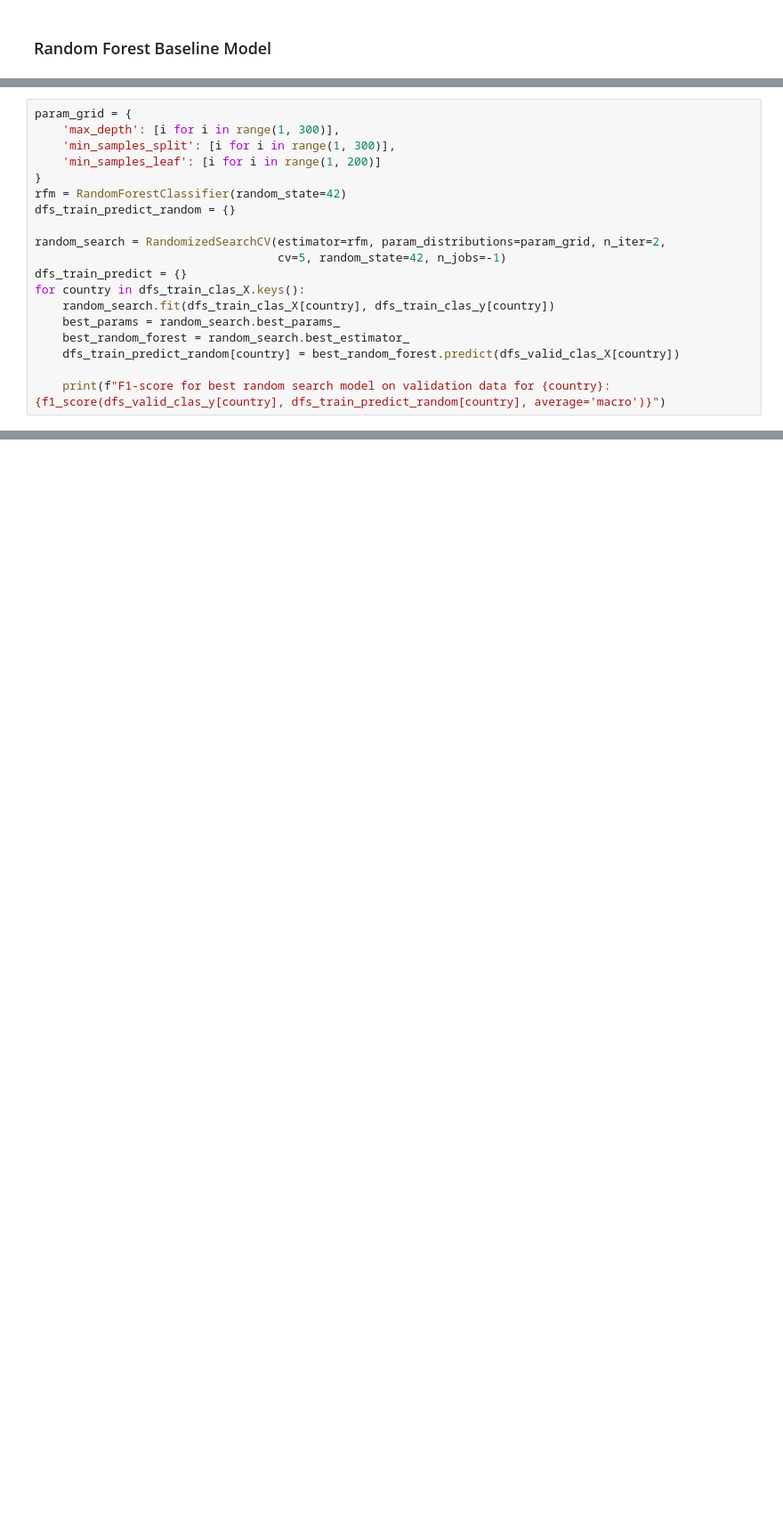
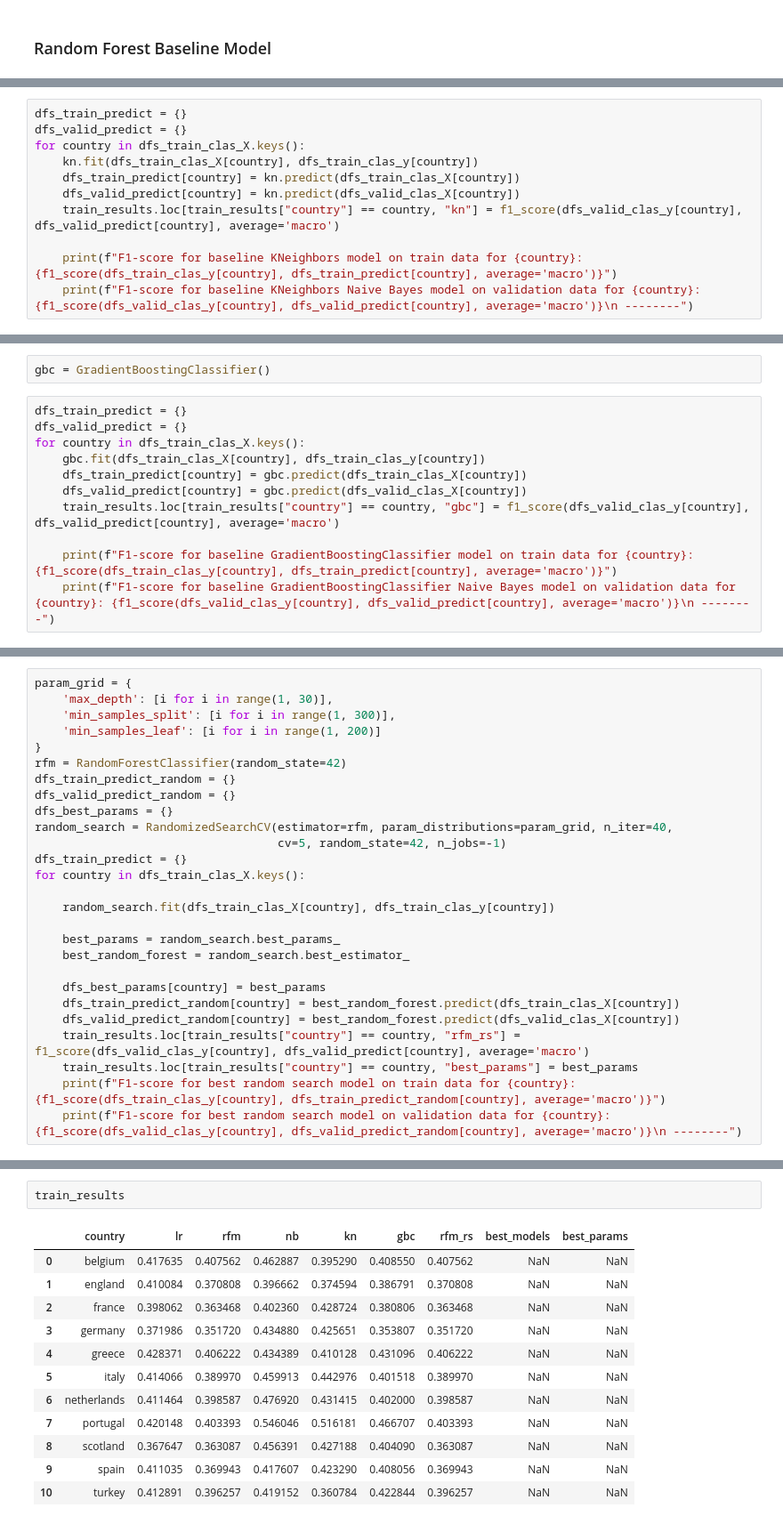
Before and after one commit to balooooooooo/machine-learning-2-coursework, a Jupyter notebook: models.ipynb, the cells around one changed output, grey strips where cells are left out. Shown at 89% size. Drawn from its saved outputs; the diff is of its cells as text; blank space fills up the shorter version.

```diff
--- a/models.ipynb
+++ b/models.ipynb
@@ -120,0 +206,11 @@ F1-score for baseline model on validation data for turkey: 0.5759979992451613
+# %%
+dfs_train_predict = {}
+dfs_valid_predict = {}
+for country in dfs_train_clas_X.keys():
+    kn.fit(dfs_train_clas_X[country], dfs_train_clas_y[country])
+    dfs_train_predict[country] = kn.predict(dfs_train_clas_X[country])
+    dfs_valid_predict[country] = kn.predict(dfs_valid_clas_X[country])
+    train_results.loc[train_results["country"] == country, "kn"] = f1_score(dfs_valid_clas_y[country], dfs_valid_predict[country], average='macro')
+
+    print(f"F1-score for baseline KNeighbors model on train data for {country}: {f1_score(dfs_train_clas_y[country], dfs_train_predict[country], average='macro')}")
+    print(f"F1-score for baseline KNeighbors Naive Bayes model on validation data for {country}: {f1_score(dfs_valid_clas_y[country], dfs_valid_predict[country], average='macro')}\n --------")
@@ -120,0 +237,13 @@ F1-score for baseline model on validation data for turkey: 0.5759979992451613
+# %%
+gbc = GradientBoostingClassifier()
+# %%
+dfs_train_predict = {}
+dfs_valid_predict = {}
+for country in dfs_train_clas_X.keys():
+    gbc.fit(dfs_train_clas_X[country], dfs_train_clas_y[country])
+    dfs_train_predict[country] = gbc.predict(dfs_train_clas_X[country])
+    dfs_valid_predict[country] = gbc.predict(dfs_valid_clas_X[country])
+    train_results.loc[train_results["country"] == country, "gbc"] = f1_score(dfs_valid_clas_y[country], dfs_valid_predict[country], average='macro')
+
+    print(f"F1-score for baseline GradientBoostingClassifier model on train data for {country}: {f1_score(dfs_train_clas_y[country], dfs_train_predict[country], average='macro')}")
+    print(f"F1-score for baseline GradientBoostingClassifier Naive Bayes model on validation data for {country}: {f1_score(dfs_valid_clas_y[country], dfs_valid_predict[country], average='macro')}\n --------")
@@ -123,20 +271,28 @@ F1-score for baseline model on validation data for turkey: 0.5759979992451613
 # %%
 param_grid = {
-    'max_depth': [i for i in range(1, 300)],
+    'max_depth': [i for i in range(1, 30)],
     'min_samples_split': [i for i in range(1, 300)],
     'min_samples_leaf': [i for i in range(1, 200)]
 }
 rfm = RandomForestClassifier(random_state=42)
 dfs_train_predict_random = {}
-
-random_search = RandomizedSearchCV(estimator=rfm, param_distributions=param_grid, n_iter=2,
+dfs_valid_predict_random = {}
+dfs_best_params = {}
+random_search = RandomizedSearchCV(estimator=rfm, param_distributions=param_grid, n_iter=40,
                                    cv=5, random_state=42, n_jobs=-1)
 dfs_train_predict = {}
 for country in dfs_train_clas_X.keys():
+
     random_search.fit(dfs_train_clas_X[country], dfs_train_clas_y[country])
+
     best_params = random_search.best_params_
     best_random_forest = random_search.best_estimator_
-    dfs_train_predict_random[country] = best_random_forest.predict(dfs_valid_clas_X[country])
 
-    print(f"F1-score for best random search model on validation data for {country}: {f1_score(dfs_valid_clas_y[country], dfs_train_predict_random[country], average='macro')}")
+    dfs_best_params[country] = best_params
+    dfs_train_predict_random[country] = best_random_forest.predict(dfs_train_clas_X[country])
+    dfs_valid_predict_random[country] = best_random_forest.predict(dfs_valid_clas_X[country])
+    train_results.loc[train_results["country"] == country, "rfm_rs"] = f1_score(dfs_valid_clas_y[country], dfs_valid_predict[country], average='macro')
+    train_results.loc[train_results["country"] == country, "best_params"] = best_params
+    print(f"F1-score for best random search model on train data for {country}: {f1_score(dfs_train_clas_y[country], dfs_train_predict_random[country], average='macro')}")
+    print(f"F1-score for best random search model on validation data for {country}: {f1_score(dfs_valid_clas_y[country], dfs_valid_predict_random[country], average='macro')}\n --------")
 # %% [output]
@@ -153,0 +318,15 @@ F1-score for best random search model on validation data for turkey: 0.363672501
+# %%
+train_results
+# %% [output]
+|  | country | lr | rfm | nb | kn | gbc | rfm_rs | best_models | best_params |
+| 0 | belgium | 0.417635 | 0.407562 | 0.462887 | 0.395290 | 0.408550 | 0.407562 | NaN | NaN |
+| 1 | england | 0.410084 | 0.370808 | 0.396662 | 0.374594 | 0.386791 | 0.370808 | NaN | NaN |
+| 2 | france | 0.398062 | 0.363468 | 0.402360 | 0.428724 | 0.380806 | 0.363468 | NaN | NaN |
+| 3 | germany | 0.371986 | 0.351720 | 0.434880 | 0.425651 | 0.353807 | 0.351720 | NaN | NaN |
+| 4 | greece | 0.428371 | 0.406222 | 0.434389 | 0.410128 | 0.431096 | 0.406222 | NaN | NaN |
+| 5 | italy | 0.414066 | 0.389970 | 0.459913 | 0.442976 | 0.401518 | 0.389970 | NaN | NaN |
+| 6 | netherlands | 0.411464 | 0.398587 | 0.476920 | 0.431415 | 0.402000 | 0.398587 | NaN | NaN |
+| 7 | portugal | 0.420148 | 0.403393 | 0.546046 | 0.516181 | 0.466707 | 0.403393 | NaN | NaN |
+| 8 | scotland | 0.367647 | 0.363087 | 0.456391 | 0.427188 | 0.404090 | 0.363087 | NaN | NaN |
+| 9 | spain | 0.411035 | 0.369943 | 0.417607 | 0.423290 | 0.408056 | 0.369943 | NaN | NaN |
+| 10 | turkey | 0.412891 | 0.396257 | 0.419152 | 0.360784 | 0.422844 | 0.396257 | NaN | NaN |
```
Also changed, not shown: parts of 27 cells of this notebook, 1 other file.
